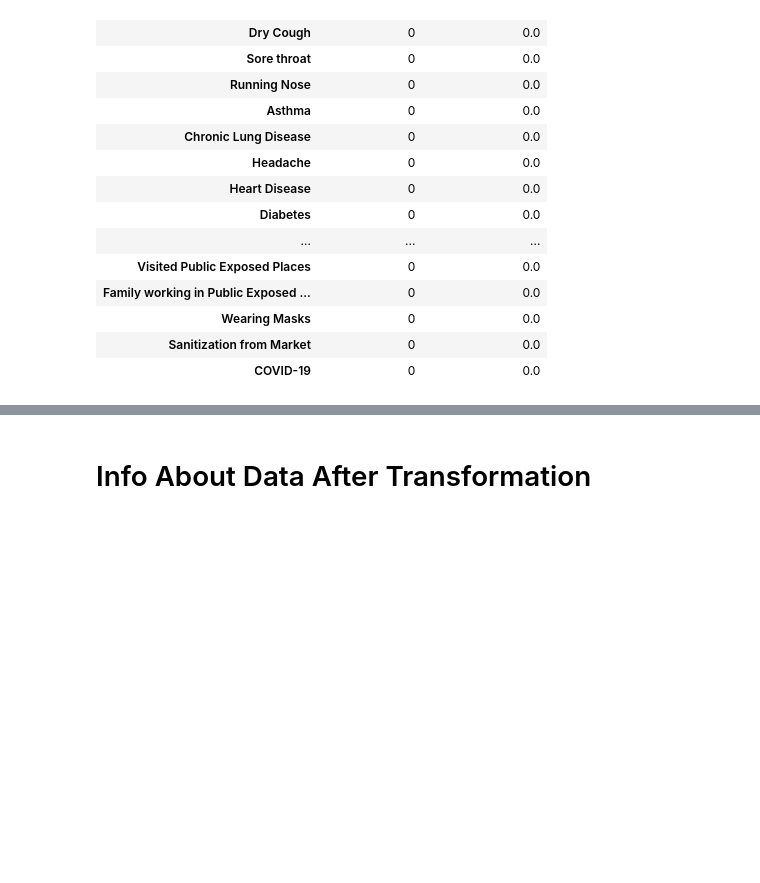
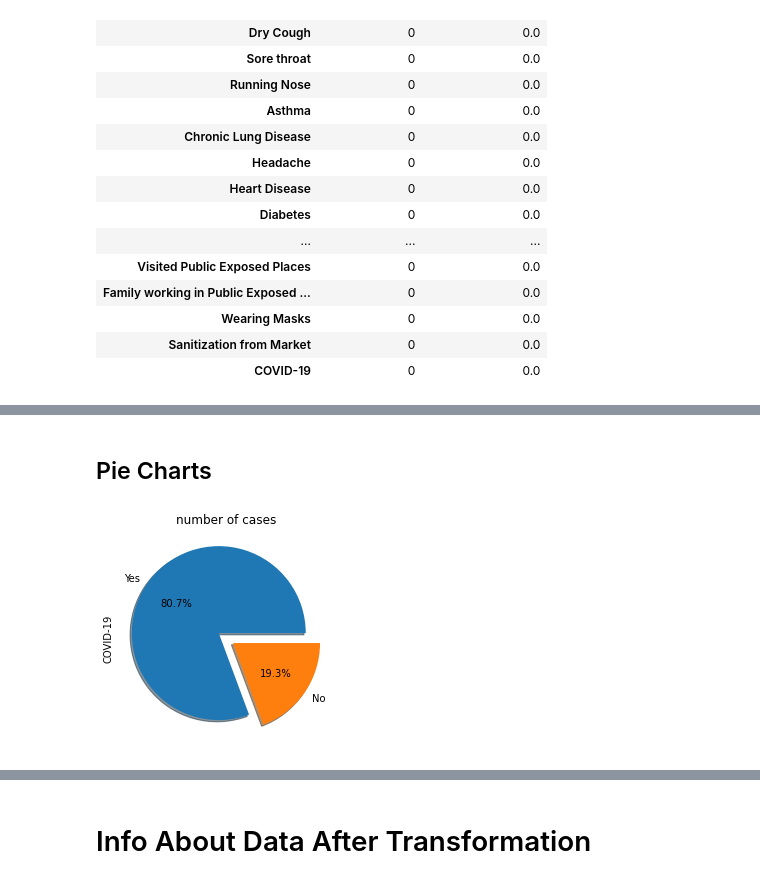
Before and after one commit to Carolinemagdy/Covid-19-prediction_ML, a Jupyter notebook: Covid-19-prediction-ML.ipynb, the cells around one changed output, grey strips where cells are left out. Cells and saved outputs as stored; diff of their text form; code cells hidden in the pictures; blank space fills up the shorter version.

```diff
--- a/Covid-19-prediction-ML.ipynb
+++ b/Covid-19-prediction-ML.ipynb
@@ -103,0 +115,7 @@ frame
+# %% [markdown]
+## Pie Charts
+# %%
+df["COVID-19"].value_counts().plot.pie(explode=[0.1,0.1],autopct='%1.1f%%',shadow=True)
+plt.title('number of cases');
+# %% [output]
+[figure, added]
```
Also changed, not shown: parts of 15 cells of this notebook.
